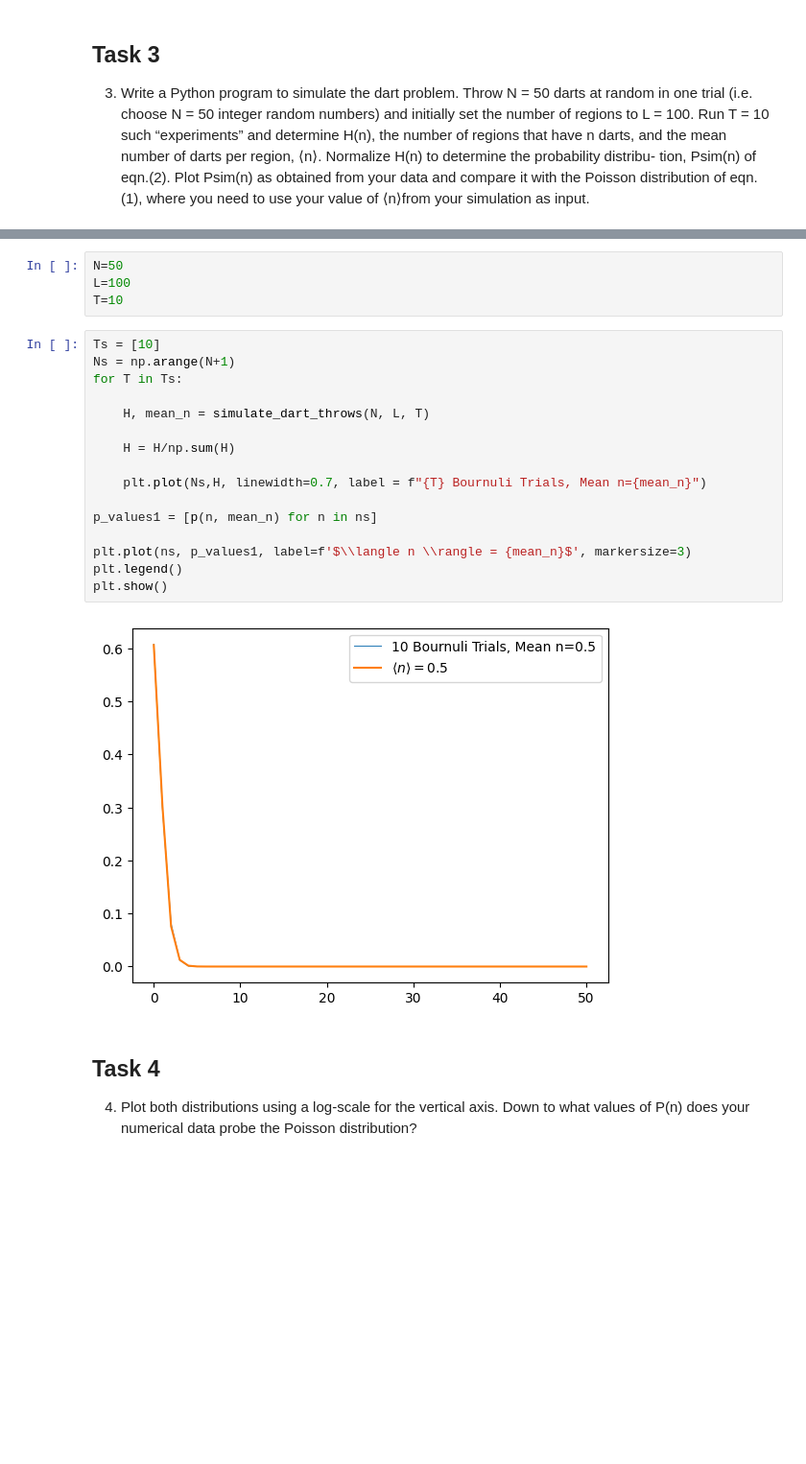
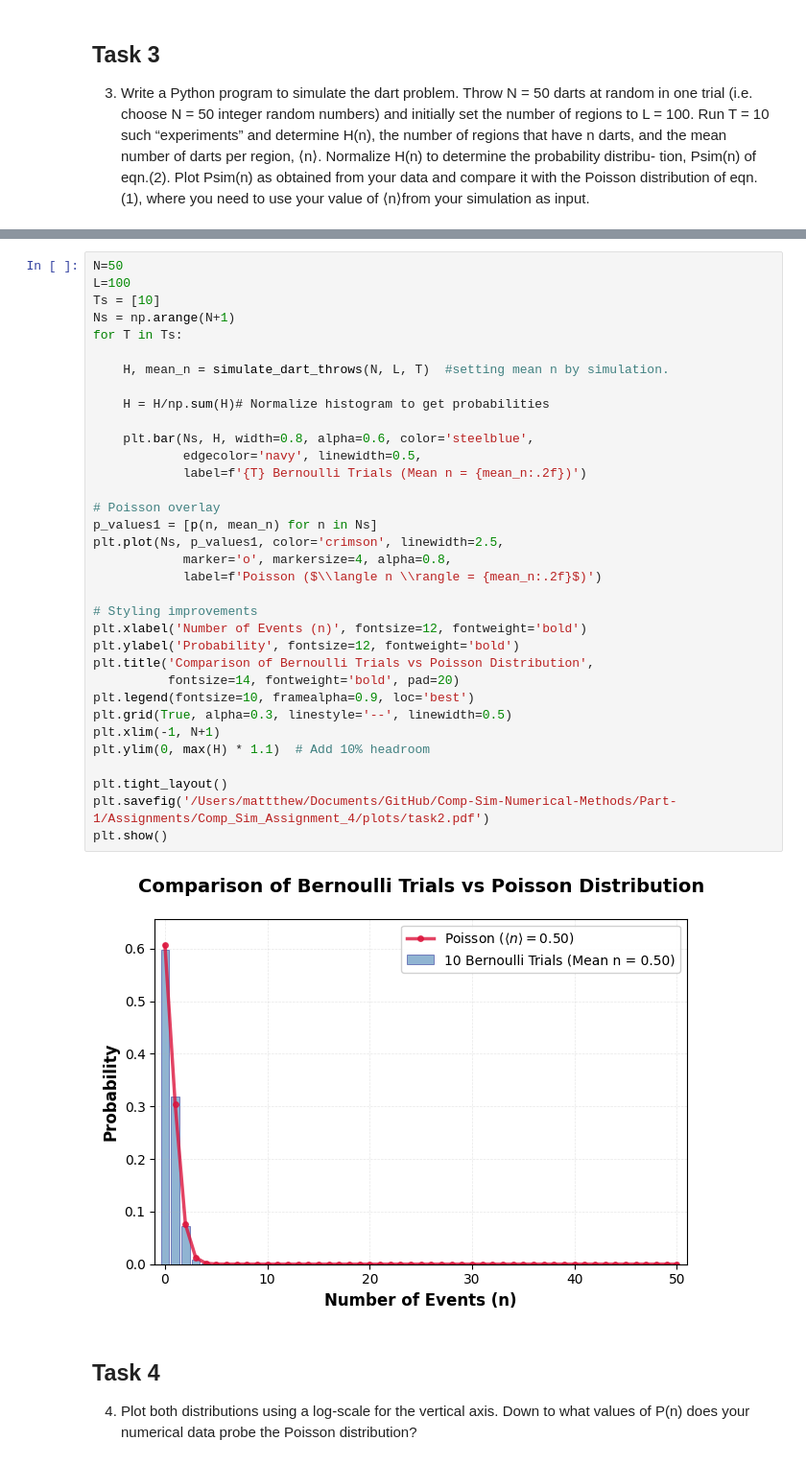
Before and after one commit to Matth3wc/Comp-Sim-Numerical-Methods, a Jupyter notebook: Part-1/Assignments/Comp_Sim_Assignment_4/MainScript.ipynb, the cells around one changed output, grey strips where cells are left out. Shown: that part at 96% size. Saved outputs shown, nothing was run; the diff lists cells and outputs as text; blank space fills up the shorter version.

```diff
--- a/Part-1/Assignments/Comp_Sim_Assignment_4/MainScript.ipynb
+++ b/Part-1/Assignments/Comp_Sim_Assignment_4/MainScript.ipynb
@@ -200,28 +219,42 @@ def simulate_dart_throws(N, L, T):
 
 
 #H, mue = simulate_dart_throws(N, L, T)
-# %%
-N=50
-L=100
-T=10
-# %%
-Ts = [10]
-Ns = np.arange(N+1)
-for T in Ts:
-
-    H, mean_n = simulate_dart_throws(N, L, T)
-
-    H = H/np.sum(H)
-
-    plt.plot(Ns,H, linewidth=0.7, label = f"{T} Bournuli Trials, Mean n={mean_n}")
-
-p_values1 = [p(n, mean_n) for n in ns]
-
-plt.plot(ns, p_values1, label=f'$\\langle n \\rangle = {mean_n}$', markersize=3)
-plt.legend()
-plt.show()
-# %% [output]
-[figure, removed]
+# %%
+N=50
+L=100
+Ts = [10]
+Ns = np.arange(N+1)
+for T in Ts:
+
+    H, mean_n = simulate_dart_throws(N, L, T)  #setting mean n by simulation.
+
+    H = H/np.sum(H)# Normalize histogram to get probabilities
+
+    plt.bar(Ns, H, width=0.8, alpha=0.6, color='steelblue',
+            edgecolor='navy', linewidth=0.5,
+            label=f'{T} Bernoulli Trials (Mean n = {mean_n:.2f})')
+
+# Poisson overlay
+p_values1 = [p(n, mean_n) for n in Ns]
+plt.plot(Ns, p_values1, color='crimson', linewidth=2.5,
+            marker='o', markersize=4, alpha=0.8,
+            label=f'Poisson ($\\langle n \\rangle = {mean_n:.2f}$)')
+
+# Styling improvements
+plt.xlabel('Number of Events (n)', fontsize=12, fontweight='bold')
+plt.ylabel('Probability', fontsize=12, fontweight='bold')
+plt.title('Comparison of Bernoulli Trials vs Poisson Distribution',
+          fontsize=14, fontweight='bold', pad=20)
+plt.legend(fontsize=10, framealpha=0.9, loc='best')
+plt.grid(True, alpha=0.3, linestyle='--', linewidth=0.5)
+plt.xlim(-1, N+1)
+plt.ylim(0, max(H) * 1.1)  # Add 10% headroom
+
+plt.tight_layout()
+plt.savefig('/Users/mattthew/Documents/GitHub/Comp-Sim-Numerical-Methods/Part-1/Assignments/Comp_Sim_Assignment_4/plots/task2.pdf')
+plt.show()
+# %% [output]
+[figure, added]
 # %% [markdown]
 ## Task 4
 
```
Also changed, not shown: parts of 15 cells of this notebook, 4 other files.
